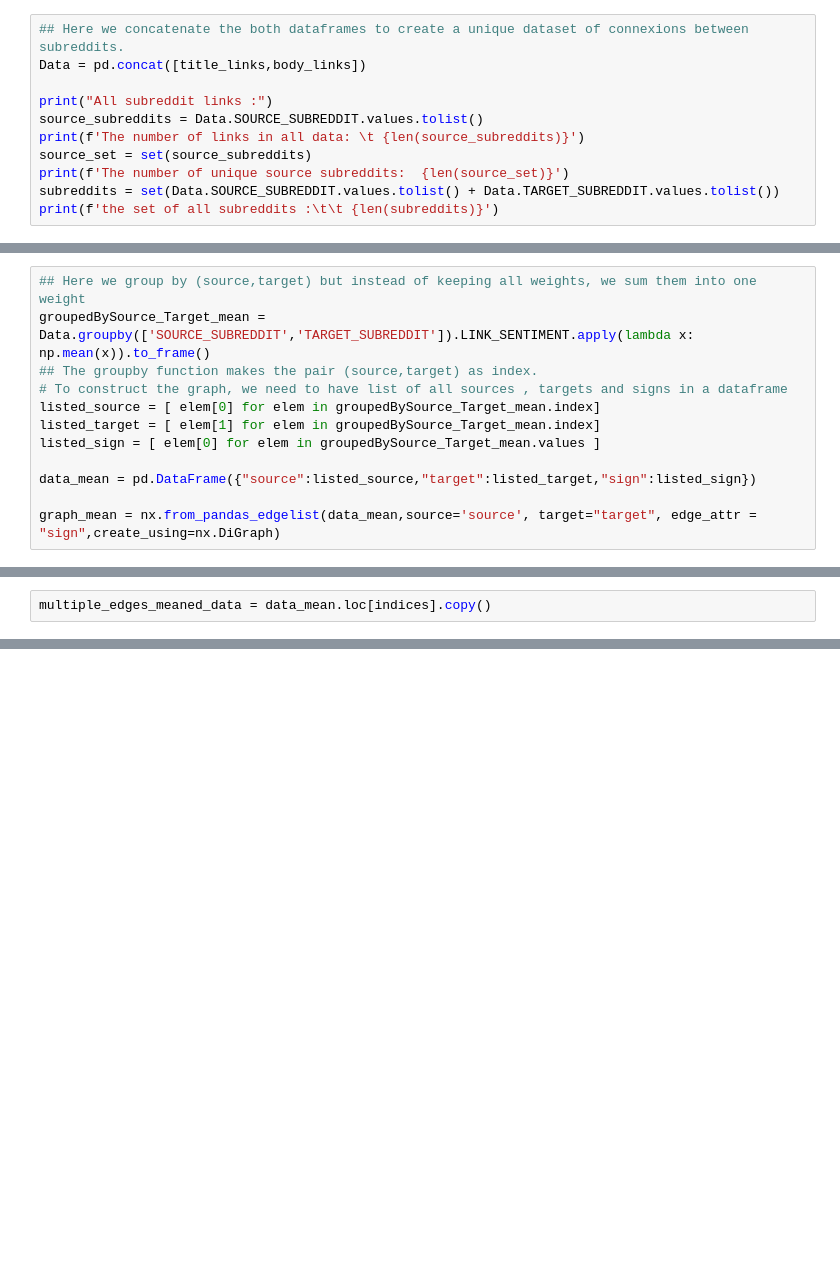
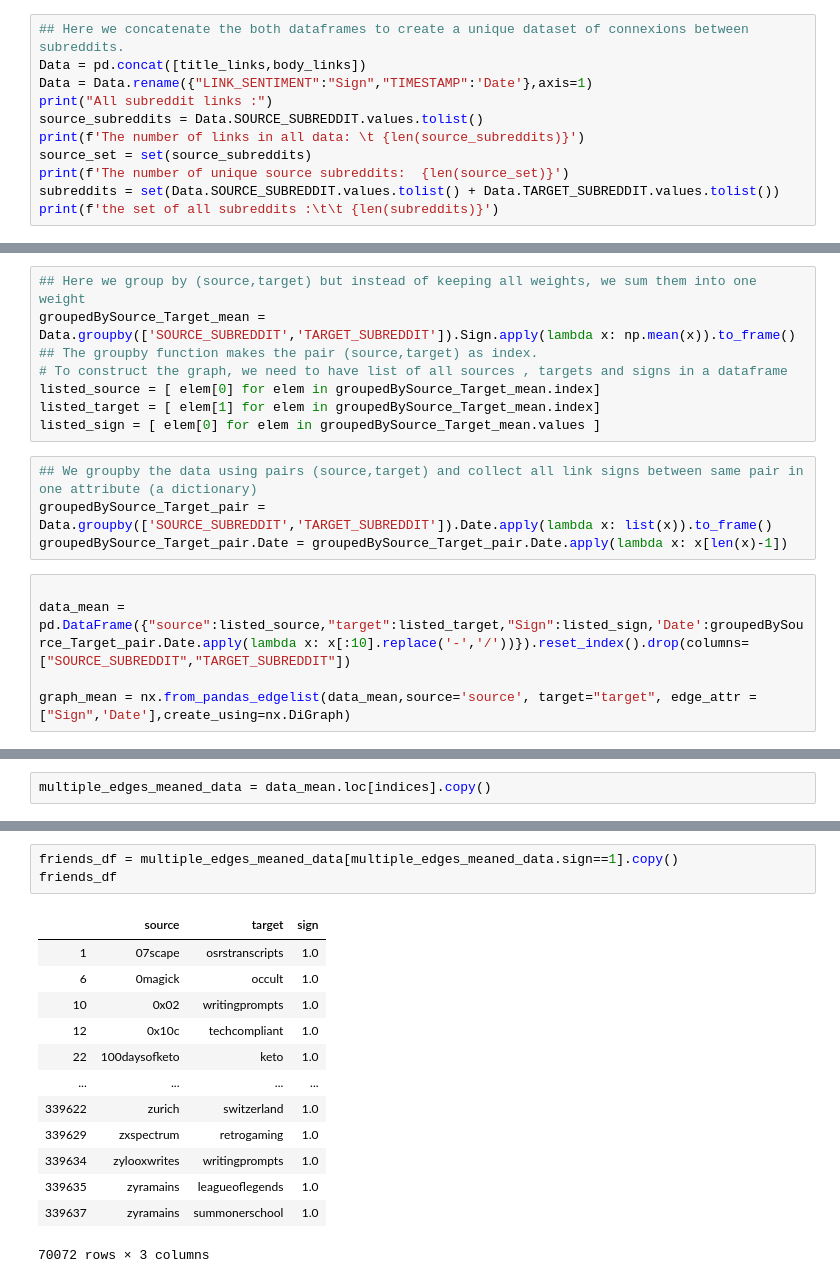
Before and after one commit to epfl-ada/ada-2020-project-milestone-p3-p3_wara9i, a Jupyter notebook: creative_extension.ipynb, the cells around one changed output, grey strips where cells are left out. Cells and saved outputs as stored; diff of their text form; blank space fills up the shorter version.

```diff
--- a/creative_extension.ipynb
+++ b/creative_extension.ipynb
@@ -172,7 +173,7 @@ the set of all subreddits in the body dataset :  35776
 # %%
 ## Here we concatenate the both dataframes to create a unique dataset of connexions between subreddits.
 Data = pd.concat([title_links,body_links])
-
+Data = Data.rename({"LINK_SENTIMENT":"Sign","TIMESTAMP":'Date'},axis=1)
 print("All subreddit links :")
 source_subreddits = Data.SOURCE_SUBREDDIT.values.tolist()
 print(f'The number of links in all data: \t {len(source_subreddits)}')
@@ -241,15 +242,20 @@ REDDIT : Pourcentage of (+)edges is 90.4% and pourcentage of (-)edges is 9.6%
 ### Since one of our objectives is to compare the similarities and differences between the individuals datasets (Epinions, slashdot and wikipedia) and the communities dataset (Reddit) , apart from this methode of creating a multiple edges directed graph, we decides to generate another graph that , for each multiple signed edges between same two nodes, will create a single edge with the mean of all those signs as unique weight.
 # %%
 ## Here we group by (source,target) but instead of keeping all weights, we sum them into one weight
-groupedBySource_Target_mean = Data.groupby(['SOURCE_SUBREDDIT','TARGET_SUBREDDIT']).LINK_SENTIMENT.apply(lambda x: np.mean(x)).to_frame()
+groupedBySource_Target_mean = Data.groupby(['SOURCE_SUBREDDIT','TARGET_SUBREDDIT']).Sign.apply(lambda x: np.mean(x)).to_frame()
 ## The groupby function makes the pair (source,target) as index.
 # To construct the graph, we need to have list of all sources , targets and signs in a dataframe
 listed_source = [ elem[0] for elem in groupedBySource_Target_mean.index]
 listed_target = [ elem[1] for elem in groupedBySource_Target_mean.index]
 listed_sign = [ elem[0] for elem in groupedBySource_Target_mean.values ]
-
-data_mean = pd.DataFrame({"source":listed_source,"target":listed_target,"sign":listed_sign})
-
-graph_mean = nx.from_pandas_edgelist(data_mean,source='source', target="target", edge_attr = "sign",create_using=nx.DiGraph)
+# %%
+## We groupby the data using pairs (source,target) and collect all link signs between same pair in one attribute (a dictionary)
+groupedBySource_Target_pair = Data.groupby(['SOURCE_SUBREDDIT','TARGET_SUBREDDIT']).Date.apply(lambda x: list(x)).to_frame()
+groupedBySource_Target_pair.Date = groupedBySource_Target_pair.Date.apply(lambda x: x[len(x)-1])
+# %%
+
+data_mean = pd.DataFrame({"source":listed_source,"target":listed_target,"Sign":listed_sign,'Date':groupedBySource_Target_pair.Date.apply(lambda x: x[:10].replace('-','/'))}).reset_index().drop(columns=["SOURCE_SUBREDDIT","TARGET_SUBREDDIT"])
+
+graph_mean = nx.from_pandas_edgelist(data_mean,source='source', target="target", edge_attr = ["Sign",'Date'],create_using=nx.DiGraph)
 # %%
 print(f'This meaned graph contains {len(data_mean)} signed edges.')
@@ -822,0 +325,17 @@ final
+# %%
+friends_df = multiple_edges_meaned_data[multiple_edges_meaned_data.sign==1].copy()
+friends_df
+# %% [output]
+|  | source | target | sign |
+| 1 | 07scape | osrstranscripts | 1.0 |
+| 6 | 0magick | occult | 1.0 |
+| 10 | 0x02 | writingprompts | 1.0 |
+| 12 | 0x10c | techcompliant | 1.0 |
+| 22 | 100daysofketo | keto | 1.0 |
+| ... | ... | ... | ... |
+| 339622 | zurich | switzerland | 1.0 |
+| 339629 | zxspectrum | retrogaming | 1.0 |
+| 339634 | zylooxwrites | writingprompts | 1.0 |
+| 339635 | zyramains | leagueoflegends | 1.0 |
+| 339637 | zyramains | summonerschool | 1.0 |
+70072 rows × 3 columns
```
Also changed, not shown: parts of 74 cells of this notebook.
